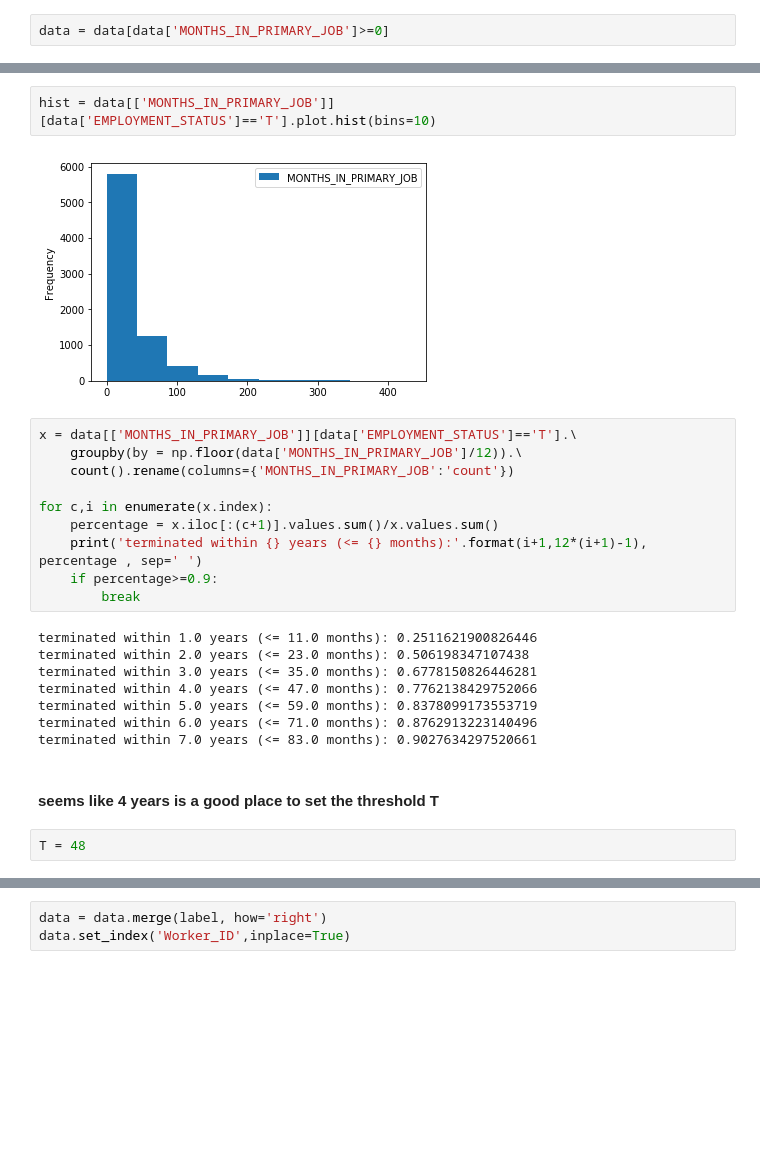
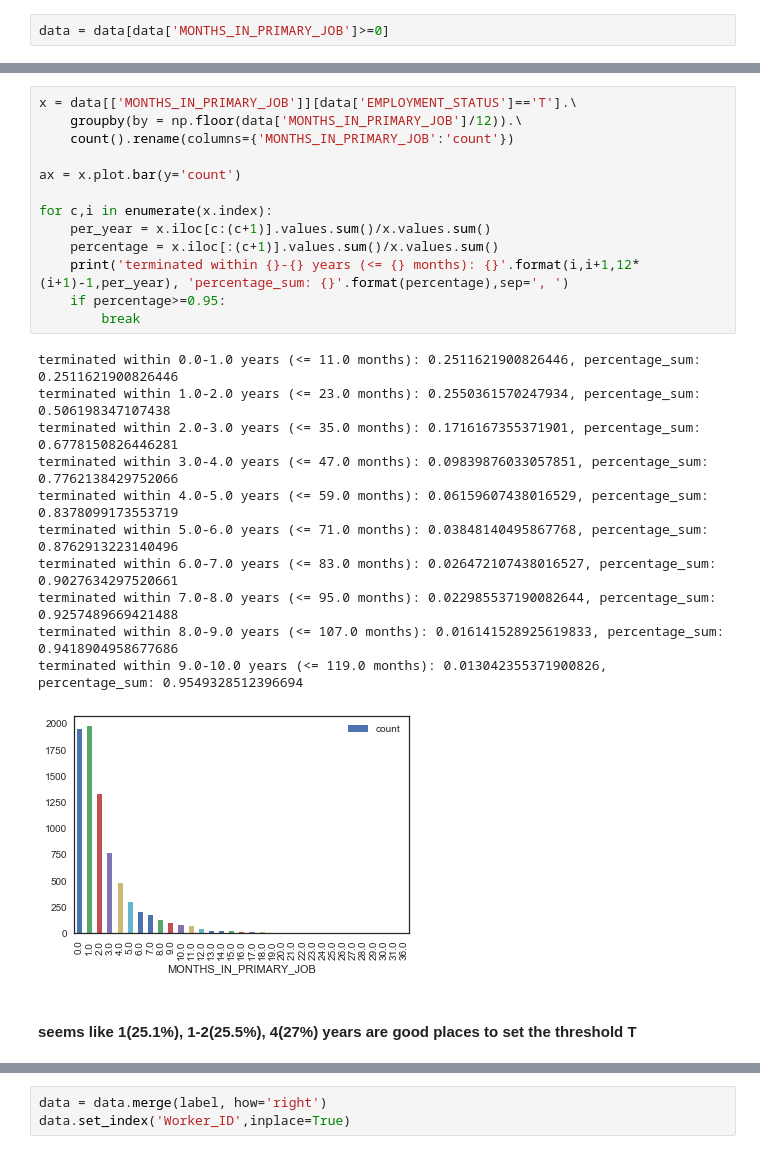
Before and after one commit to psuri15/WAF2019, a Jupyter notebook: FirstModel.ipynb, the cells around one changed output, grey strips where cells are left out. Drawn from its saved outputs; the diff is of its cells as text; blank space fills up the shorter version.

```diff
--- a/FirstModel.ipynb
+++ b/FirstModel.ipynb
@@ -249,27 +228,28 @@ display(x)
-# %%
-hist = data[['MONTHS_IN_PRIMARY_JOB']][data['EMPLOYMENT_STATUS']=='T'].plot.hist(bins=10)
-# %% [output]
-[figure, removed]
 # %%
 x = data[['MONTHS_IN_PRIMARY_JOB']][data['EMPLOYMENT_STATUS']=='T'].\
     groupby(by = np.floor(data['MONTHS_IN_PRIMARY_JOB']/12)).\
     count().rename(columns={'MONTHS_IN_PRIMARY_JOB':'count'})
 
+ax = x.plot.bar(y='count')
+
 for c,i in enumerate(x.index):
+    per_year = x.iloc[c:(c+1)].values.sum()/x.values.sum()
     percentage = x.iloc[:(c+1)].values.sum()/x.values.sum()
-    print('terminated within {} years (<= {} months):'.format(i+1,12*(i+1)-1), percentage , sep=' ')
-    if percentage>=0.9:
+    print('terminated within {}-{} years (<= {} months): {}'.format(i,i+1,12*(i+1)-1,per_year), 'percentage_sum: {}'.format(percentage),sep=', ')
+    if percentage>=0.95:
         break
 # %% [output]
-terminated within 1.0 years (<= 11.0 months): 0.2511621900826446
-terminated within 2.0 years (<= 23.0 months): 0.506198347107438
-terminated within 3.0 years (<= 35.0 months): 0.6778150826446281
-terminated within 4.0 years (<= 47.0 months): 0.7762138429752066
-terminated within 5.0 years (<= 59.0 months): 0.8378099173553719
-terminated within 6.0 years (<= 71.0 months): 0.8762913223140496
-terminated within 7.0 years (<= 83.0 months): 0.9027634297520661
+terminated within 0.0-1.0 years (<= 11.0 months): 0.2511621900826446, percentage_sum: 0.2511621900826446
+terminated within 1.0-2.0 years (<= 23.0 months): 0.2550361570247934, percentage_sum: 0.506198347107438
+terminated within 2.0-3.0 years (<= 35.0 months): 0.1716167355371901, percentage_sum: 0.6778150826446281
+terminated within 3.0-4.0 years (<= 47.0 months): 0.09839876033057851, percentage_sum: 0.7762138429752066
+terminated within 4.0-5.0 years (<= 59.0 months): 0.06159607438016529, percentage_sum: 0.8378099173553719
+terminated within 5.0-6.0 years (<= 71.0 months): 0.03848140495867768, percentage_sum: 0.8762913223140496
+terminated within 6.0-7.0 years (<= 83.0 months): 0.026472107438016527, percentage_sum: 0.9027634297520661
+terminated within 7.0-8.0 years (<= 95.0 months): 0.022985537190082644, percentage_sum: 0.9257489669421488
+terminated within 8.0-9.0 years (<= 107.0 months): 0.016141528925619833, percentage_sum: 0.9418904958677686
+terminated within 9.0-10.0 years (<= 119.0 months): 0.013042355371900826, percentage_sum: 0.9549328512396694
+[figure, added]
 # %% [markdown]
-#### seems like 4 years is a good place to set the threshold T
+#### seems like 1(25.1%), 1-2(25.5%), 4(27%) years are good places to set the threshold T
-# %%
-T = 48
 # %%
```
Also changed, not shown: parts of 32 cells of this notebook.
